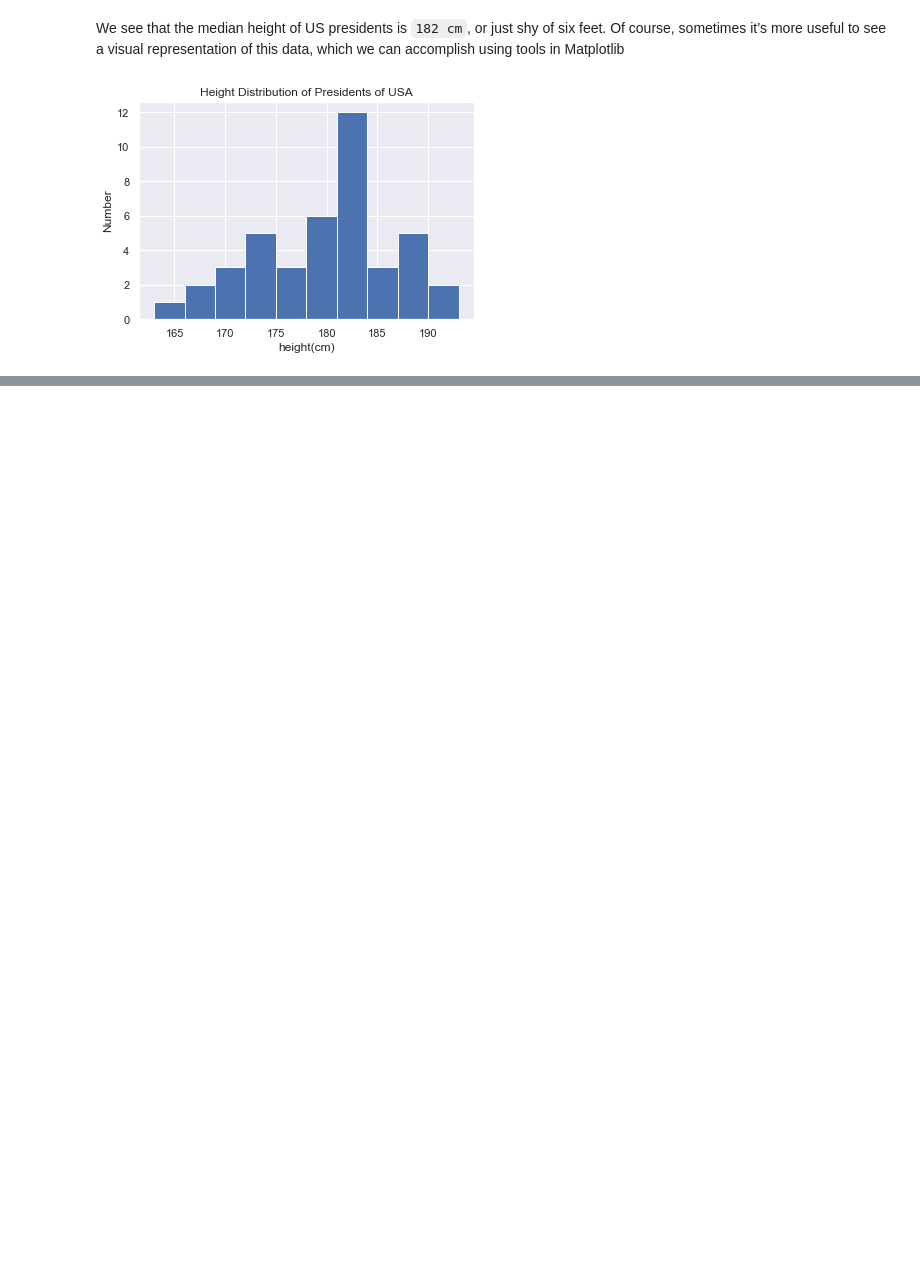
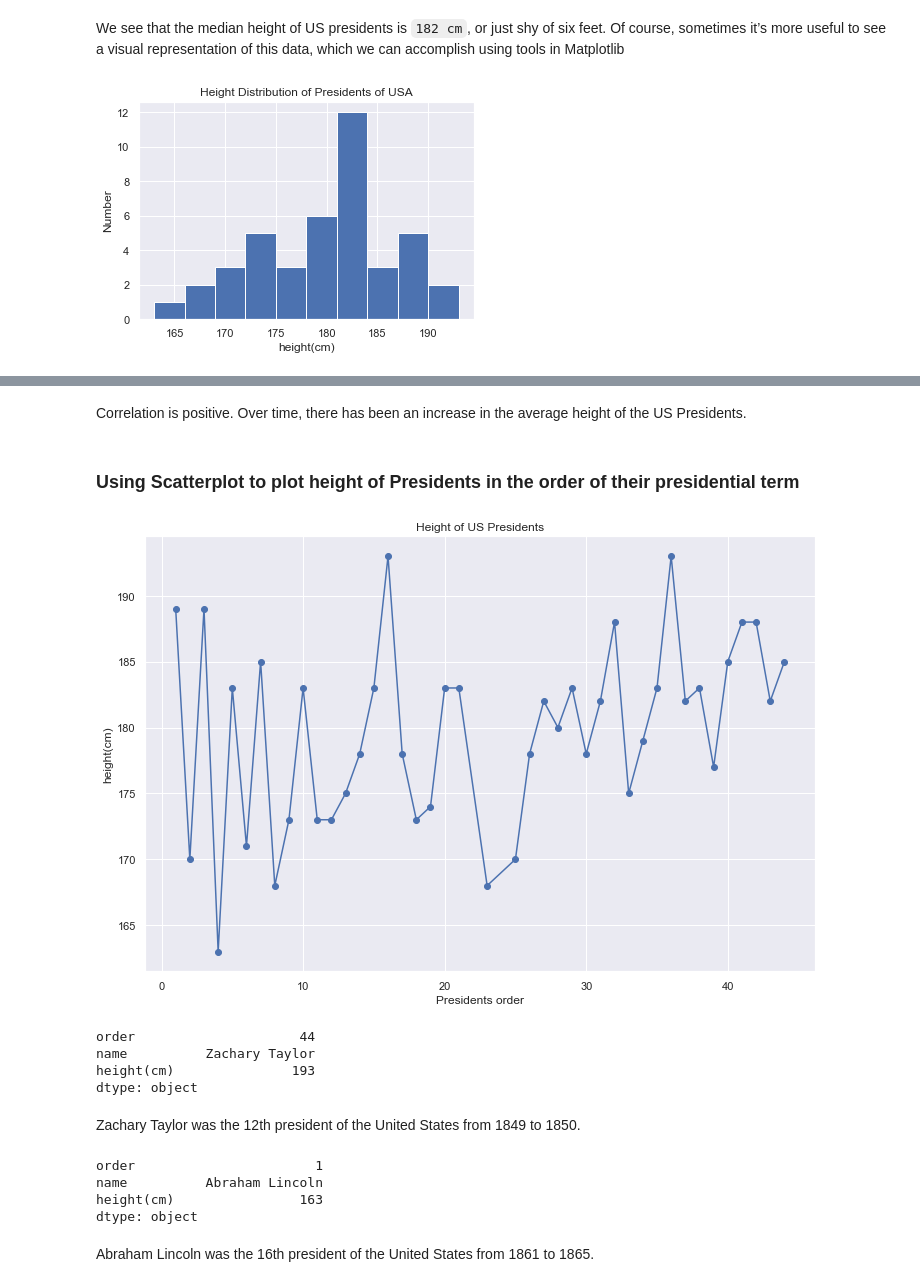
Before and after one commit to WaqasAli-Munawar/Data-Science-Projects-Foundation, a Jupyter notebook: 1.President Heights Analysis.ipynb, the cells around one changed output, grey strips where cells are left out. Drawn from its saved outputs; the diff is of its cells as text; code cells hidden in the pictures; blank space fills up the shorter version.

```diff
--- a/1.President Heights Analysis.ipynb
+++ b/1.President Heights Analysis.ipynb
@@ -56,0 +102,33 @@ plt.show()
+# %% [markdown]
+Correlation is positive. Over time, there has been an increase in the average height of the US Presidents.
+# %% [markdown]
+### Using Scatterplot to plot height of Presidents in the order of their presidential term
+# %%
+plt.figure(figsize=(12,8))
+plt.plot('order', 'height(cm)', data=heights, linestyle='-', marker='o')
+plt.title("Height of US Presidents")
+plt.xlabel("Presidents order")
+plt.ylabel("height(cm)")
+plt.show()
+# %% [output]
+[figure, added]
+# %%
+# Tallest US President
+
+heights.max()
+# %% [output]
+order                     44
+name          Zachary Taylor
+height(cm)               193
+dtype: object
+# %% [markdown]
+Zachary Taylor was the 12th president of the United States from 1849 to 1850.
+# %%
+heights.min()
+# %% [output]
+order                       1
+name          Abraham Lincoln
+height(cm)                163
+dtype: object
+# %% [markdown]
+Abraham Lincoln was the 16th president of the United States from 1861 to 1865.
```
Also changed, not shown: parts of 9 cells of this notebook, 1 other file.
